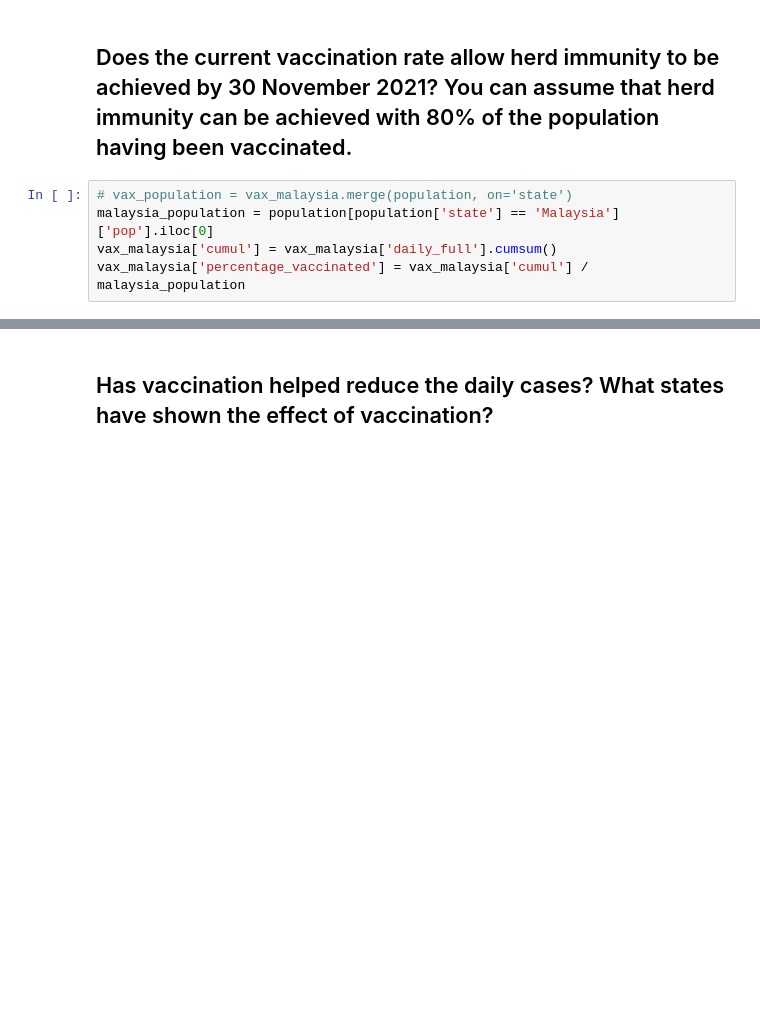
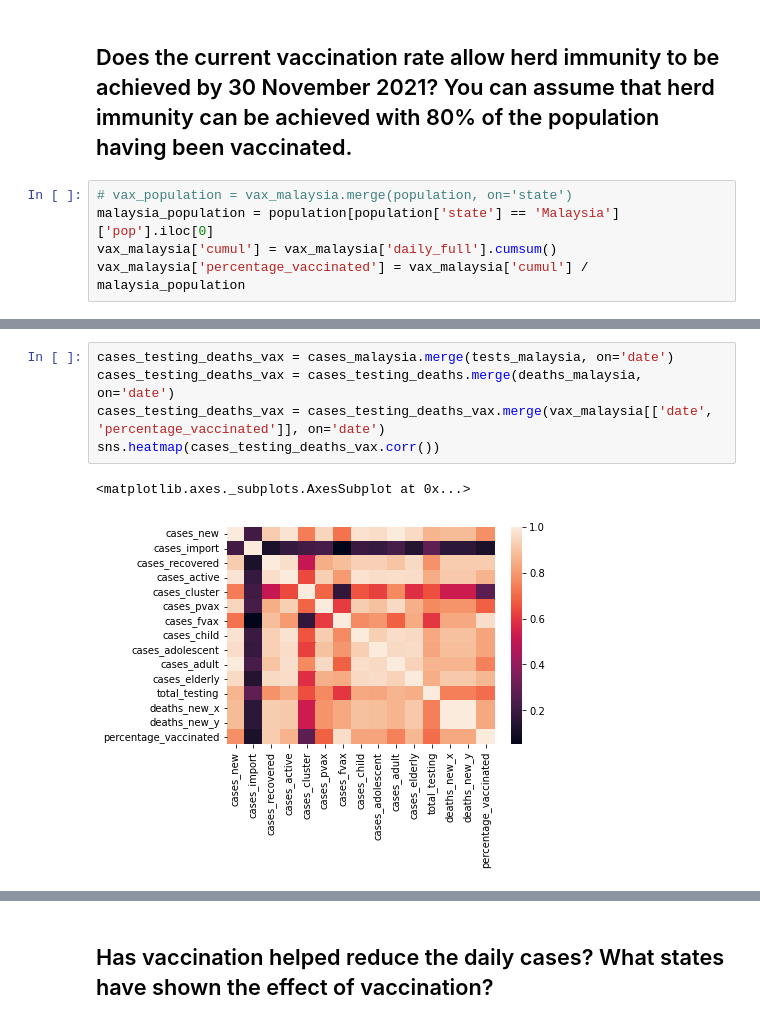
Before and after one commit to sidharrth2002/covid-streamlit-2, a Jupyter notebook: exploration.ipynb, the cells around one changed output, grey strips where cells are left out. Drawn from its saved outputs; the diff is of its cells as text; blank space fills up the shorter version.

```diff
--- a/exploration.ipynb
+++ b/exploration.ipynb
@@ -982 +992,9 @@ vax_malaysia.plot.line(x='date', y='percentage_vaccinated', figsize=(20,10))
 [figure]
+# %%
+cases_testing_deaths_vax = cases_malaysia.merge(tests_malaysia, on='date')
+cases_testing_deaths_vax = cases_testing_deaths.merge(deaths_malaysia, on='date')
+cases_testing_deaths_vax = cases_testing_deaths_vax.merge(vax_malaysia[['date', 'percentage_vaccinated']], on='date')
+sns.heatmap(cases_testing_deaths_vax.corr())
+# %% [output]
+<matplotlib.axes._subplots.AxesSubplot at 0x...>
+[figure, added]
```
Also changed, not shown: parts of 17 cells of this notebook.
